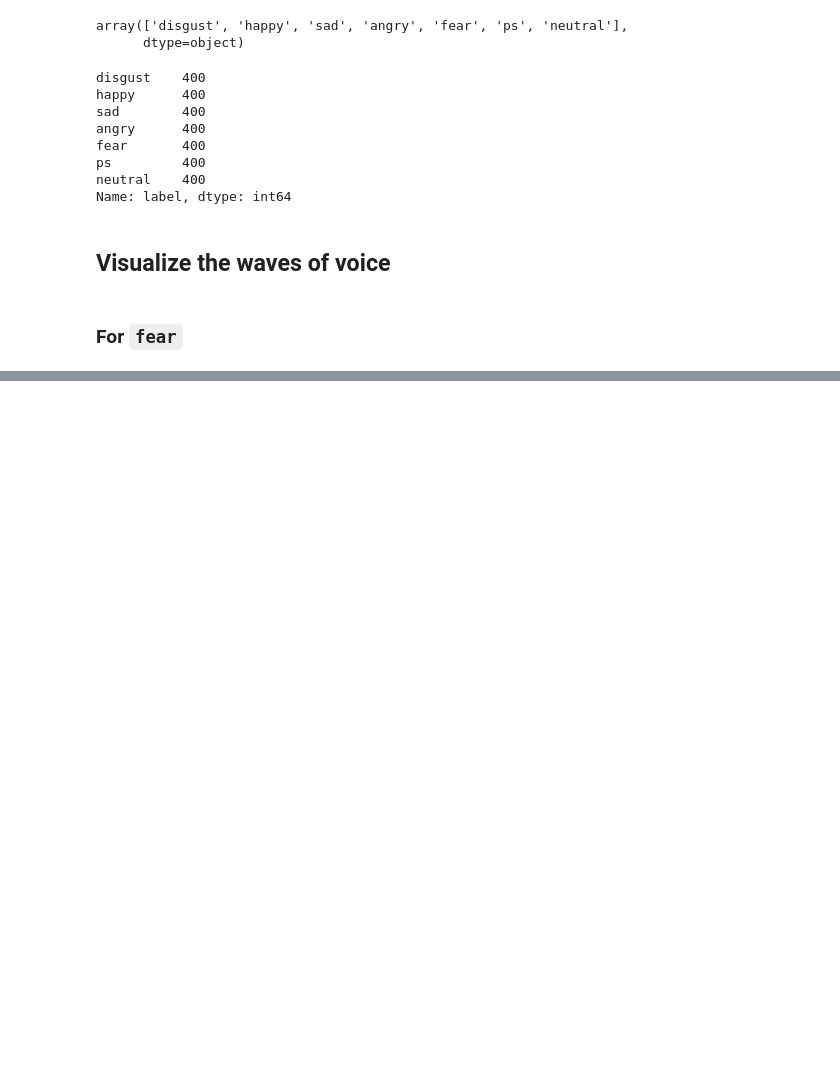
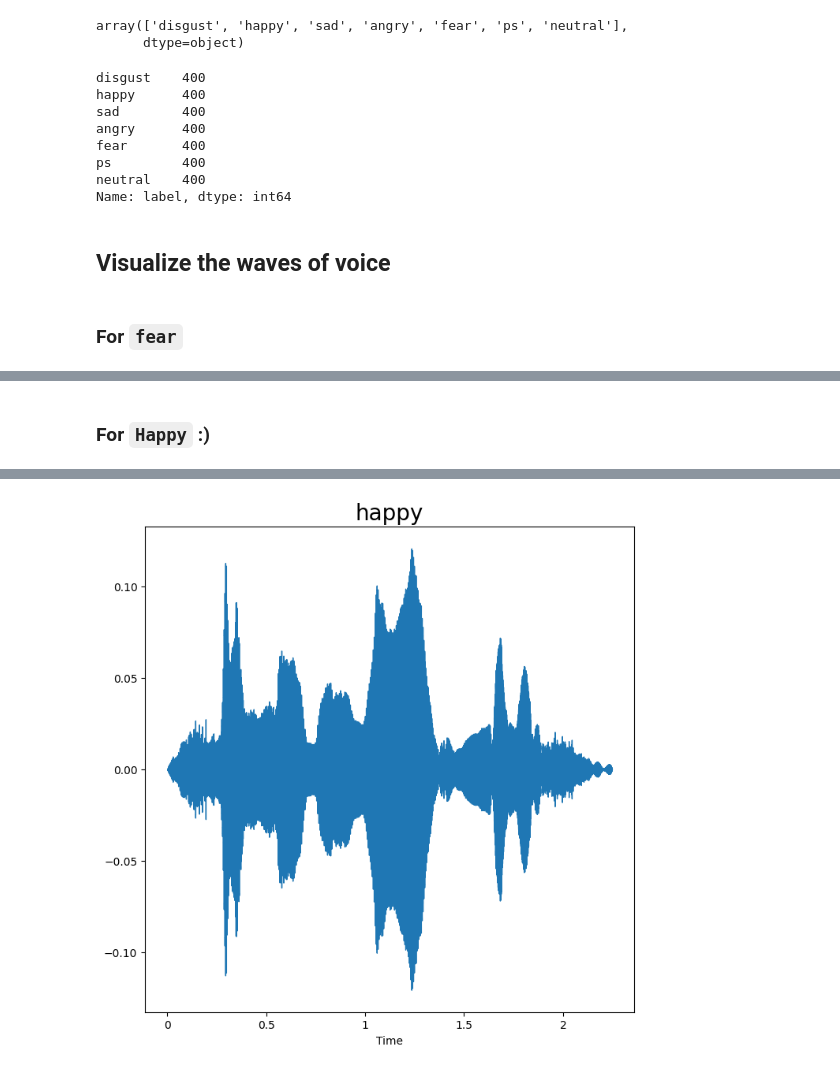
Before and after one commit to ChandrashekharRobbi/Speech-Emotion-Detection, a Jupyter notebook: Speech_Emotion_Detection.ipynb, the cells around one changed output, grey strips where cells are left out. Saved outputs shown, nothing was run; the diff lists cells and outputs as text; code cells hidden in the pictures; blank space fills up the shorter version.

```diff
--- a/Speech_Emotion_Detection.ipynb
+++ b/Speech_Emotion_Detection.ipynb
@@ -108,5 +108,13 @@ def waveshow(data, sr, emotion):
   plt.figure(figsize=(8,8))
   plt.title(emotion, size=20)
   librosa.display.waveshow(data, sr=sr)
+
+# function which can be used to plot for different emotion
+def voice_plot_n_listen(emotion):
+  path = df[df["label"] == emotion]["voice"].iloc[0]
+  # Audio(path)
+  data, sampling_rate = librosa.load(path)
+  waveshow(data, sampling_rate, emotion)
+  return Audio(path)
 # %% [markdown]
 ### For `fear`
@@ -124,0 +126,5 @@ Audio(path)
+# %% [markdown]
+### For `Happy` :)
+# %%
+voice_plot_n_listen('happy')
+# %% [output]
@@ -124,0 +132 @@ Audio(path)
+[figure, added]
```
Also changed, not shown: parts of 34 cells of this notebook.
